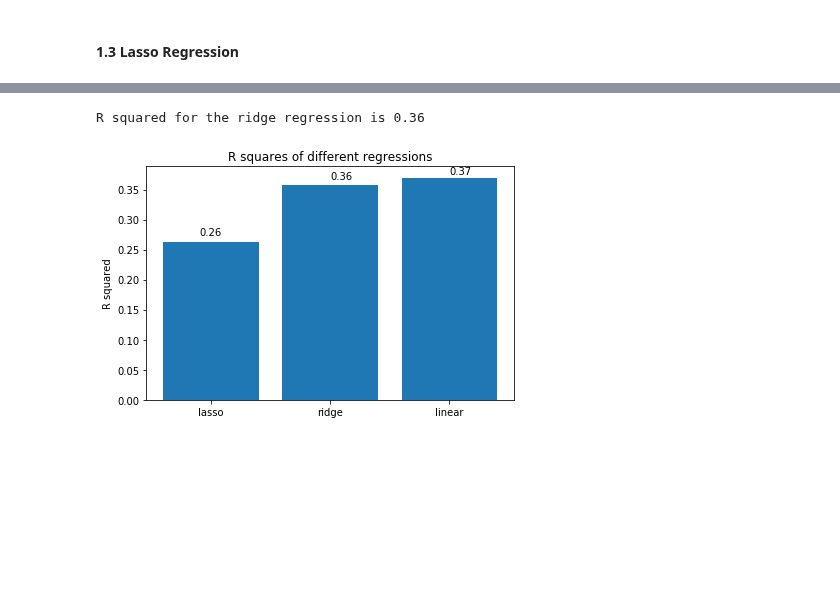
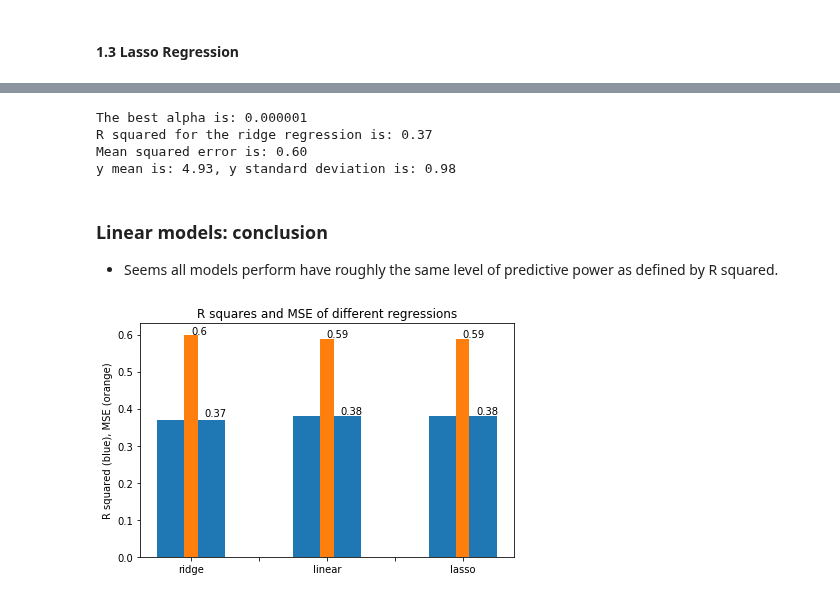
Before and after one commit to anoushavan/Capstone_1, a Jupyter notebook: code/Capstone_1_ML_analysis.ipynb, the cells around one changed output, grey strips where cells are left out. Drawn from its saved outputs; the diff is of its cells as text; code cells hidden in the pictures; blank space fills up the shorter version.

```diff
--- a/code/Capstone_1_ML_analysis.ipynb
+++ b/code/Capstone_1_ML_analysis.ipynb
@@ -65,0 +49,2 @@ df_combined.head(2)
+# %%
+df = pd.merge(df_cat, numeric_df, left_index=True, right_index=True)
@@ -149,15 +169,10 @@ pd.DataFrame(X_scaled)
 # %% [markdown]
 #### 1.2 Linear regression: sklearn LinearRegression
 # %%
-from sklearn.pipeline import make_pipeline
-from sklearn.preprocessing import StandardScaler
-from sklearn.impute import SimpleImputer # Impute the missing or NaN values
 from sklearn.linear_model import LinearRegression # import linear regression model
-from sklearn.model_selection import train_test_split
-from sklearn.model_selection import cross_val_score # Import cross validation model
 
-scaler = StandardScaler()
-imputer = SimpleImputer(strategy='median') # create the imputer object
+# use the most frequent values to fill in the NaN values
+imputer = SimpleImputer(strategy='most_frequent')
 linreg = LinearRegression() # instantiate linear regression object
 pipeline = make_pipeline(imputer, linreg)
 
@@ -167,10 +182,12 @@ X_train, X_test, y_train, y_test = train_test_split(X, y, test_size=0.25, random
 pipeline.fit(X_train, y_train)
 
 # Get the mean value of the cross-validation results for R squared values.
+cv_linreg = cross_val_score(pipeline, X_test, y_test, cv=5).mean()
 
-pipeline.score(X_test, y_test)
+y_pred_linreg = pipeline.predict(X_test)
+mse_linreg = mean_squared_error(y_test, y_pred_linreg)
 
-cv_linreg = cross_val_score(pipeline,X_test, y_test, cv=5).mean()
-
-print('Average 5-Fold cross-verification Score: {:.2f}'.format(cv_linreg))
+print('Average 5-Fold cross-verification R squared Score is: {:.2f}'.format(cv_linreg))
+print('Mean squared error is: {:.2f}'.format(mse_linreg))
+print('y mean is: {:.2f}, y standard deviation is: {:.2f}'.format(np.mean(y), np.std(y)))
 # %% [output]
@@ -226,33 +264,57 @@ from sklearn.linear_model import Ridge
 # %%
+from sklearn.linear_model import Ridge, RidgeCV
+
+# Ridge regression with built-in cross-validation for alpha values
+ridgecv = RidgeCV(alphas=np.logspace(-6, 6, 13))
+
 # Split data into test and train sets
 X_train, X_test, y_train, y_test = train_test_split(X, y, test_size=0.30, random_state=42)
-# Instantiate the ridge regression and fit the train data
 
-# Ridge regression with built-in cross-validation for alpha values
-ridgecv = linear_model.RidgeCV(alphas=np.logspace(-6, 6, 13))
-
+# fit the model
 ridgecv.fit(X_train, y_train)
 
-alpha = reg.alpha_
+# get the best alpha from cross-validation
+alpha = ridgecv.alpha_
+print("The best alpha is: {:.6f}".format(alpha))
 
 # compute and print the R2: how much of the variance in the y is explained by the model.
-
 ridge_R_cv = np.mean(cross_val_score(ridgecv, X_test, y_test, cv=5))
 
-print("R squared for the ridge regression is {:.2f}".format(ridge_R_cv))
+# predict the y values and calculate the mean squared error
+ridge = Ridge(alpha=alpha)
+ridge.fit(X_train, y_train)
+y_pred_ridge = ridge.predict(X_test)
+mse_ridge = mean_squared_error(y_test, y_pred_ridge)
+
+print("R squared for the ridge regression is: {:.2f}".format(ridge_R_cv))
+print('Mean squared error is: {:.2f}'.format(mse_ridge))
+print('y mean is: {:.2f}, y standard deviation is: {:.2f}'.format(np.mean(y), np.std(y)))
 # %% [output]
-R squared for the ridge regression is 0.36
+The best alpha is: 0.000001
+R squared for the ridge regression is: 0.37
+Mean squared error is: 0.60
+y mean is: 4.93, y standard deviation is: 0.98
+# %% [markdown]
+### Linear models: conclusion
+* Seems all models perform have roughly the same level of predictive power as defined by R squared.
 # %%
 # Plot all regression R squares to see which one performs the best
+r_squares = [cv_linreg,lasso_score,ridge_R_cv]
 
-r_squares = [cv_linreg,cv_lasso,ridge_R_cv]
-plt.bar(range(len(r_squares)),np.sort(r_squares))
-plt.xticks((0,1,2),('lasso','ridge','linear'))
-plt.ylabel('R squared');
-plt.title('R squares of different regressions');
-plt.annotate(str(cv_lasso.round(2)), (-0.1,cv_lasso+0.01))
-plt.annotate(str(ridge_R_cv.round(2)), (1,ridge_R_cv+0.01))
-plt.annotate(str(cv_linreg.round(2)), (2,cv_linreg+0.005));
+fig, ax1 = plt.subplots()
+
+ax1.bar(range(len(r_squares)),np.sort(r_squares), width=0.5)
+ax1.bar(range(len(r_squares)), [mse_ridge, mse_linreg, mse_lasso], width=0.1)
+ax1.set_xticklabels(['','ridge','','linear','','lasso'])
+ax1.set_ylabel('R squared (blue), MSE (orange)');
+ax1.set_title('R squares and MSE of different regressions');
+ax1.annotate(str(ridge_R_cv.round(2)), (0+0.1,ridge_R_cv+0.01))
+ax1.annotate(str(cv_linreg.round(2)), (1+0.1,cv_linreg+0.005))
+ax1.annotate(str(lasso_score.round(2)), (2+0.1,lasso_score+0.005));
+ax1.annotate(str(mse_ridge.round(2)), (0,mse_ridge))
+ax1.annotate(str(mse_linreg.round(2)), (1,mse_linreg+0.005))
+ax1.annotate(str(mse_lasso.round(2)), (2,mse_lasso+0.005));
+
 plt.tight_layout()
 # %% [output]
-[figure, old version]
+[figure, new version]
```
Also changed, not shown: parts of 31 cells of this notebook, 1 other file.
